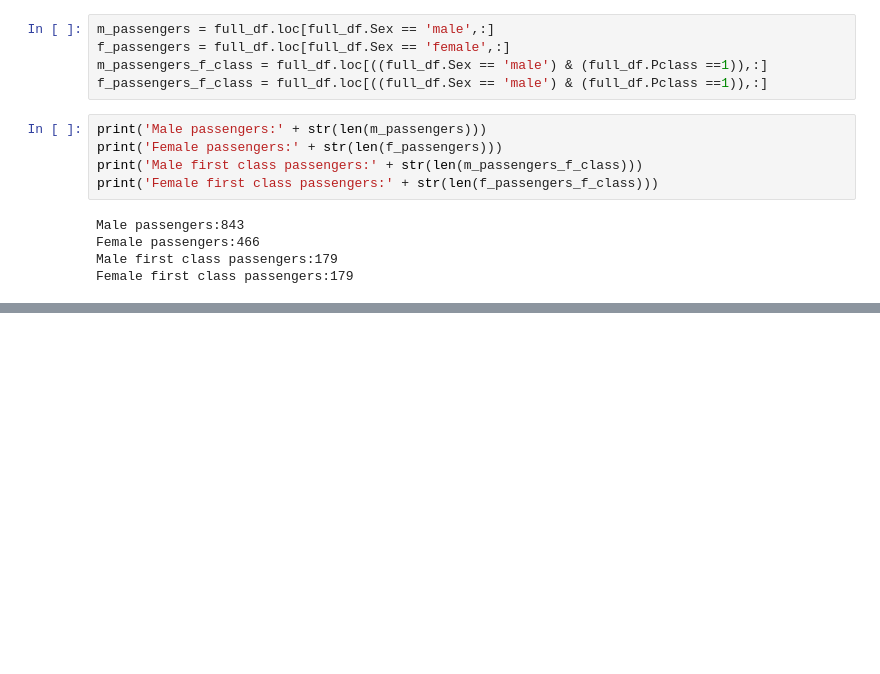
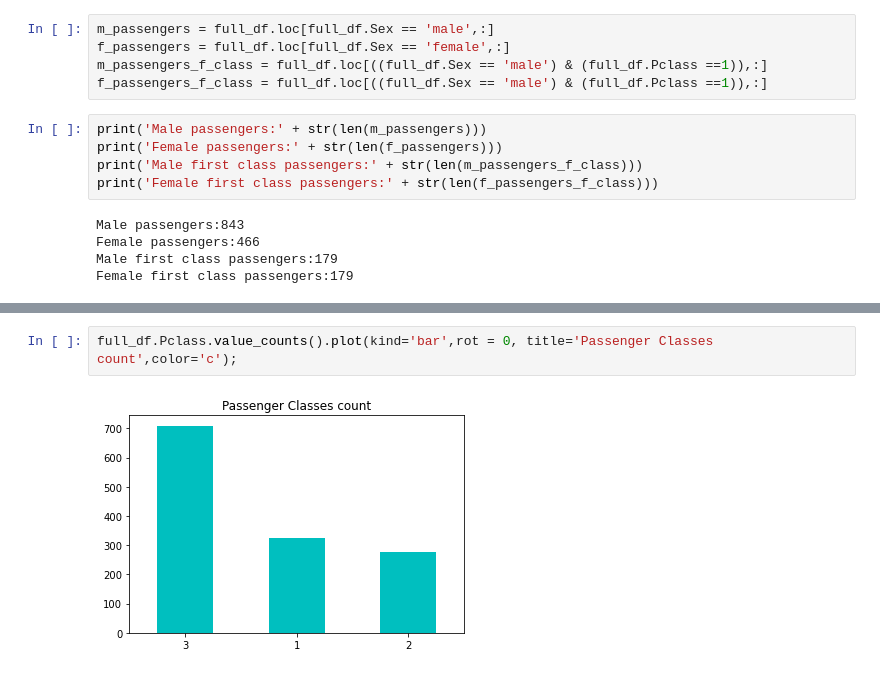
Before and after one commit to Hariru4/titanic_challenge, a Jupyter notebook: Notebooks/1.0_data_exploration.ipynb, the cells around one changed output, grey strips where cells are left out. Saved outputs shown, nothing was run; the diff lists cells and outputs as text; blank space fills up the shorter version.

```diff
--- a/Notebooks/1.0_data_exploration.ipynb
+++ b/Notebooks/1.0_data_exploration.ipynb
@@ -100,0 +182,4 @@ Female first class passengers:179
+# %%
+full_df.Pclass.value_counts().plot(kind='bar',rot = 0, title='Passenger Classes count',color='c');
+# %% [output]
+[figure, added]
```
Also changed, not shown: parts of 19 cells of this notebook.
